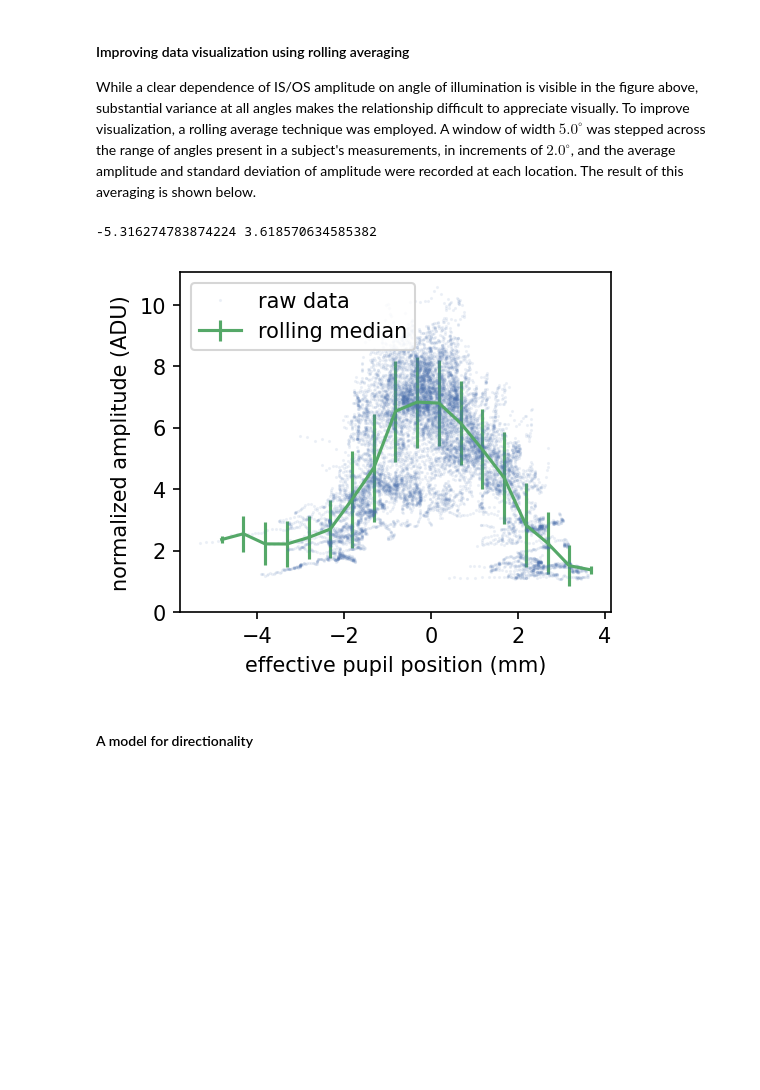
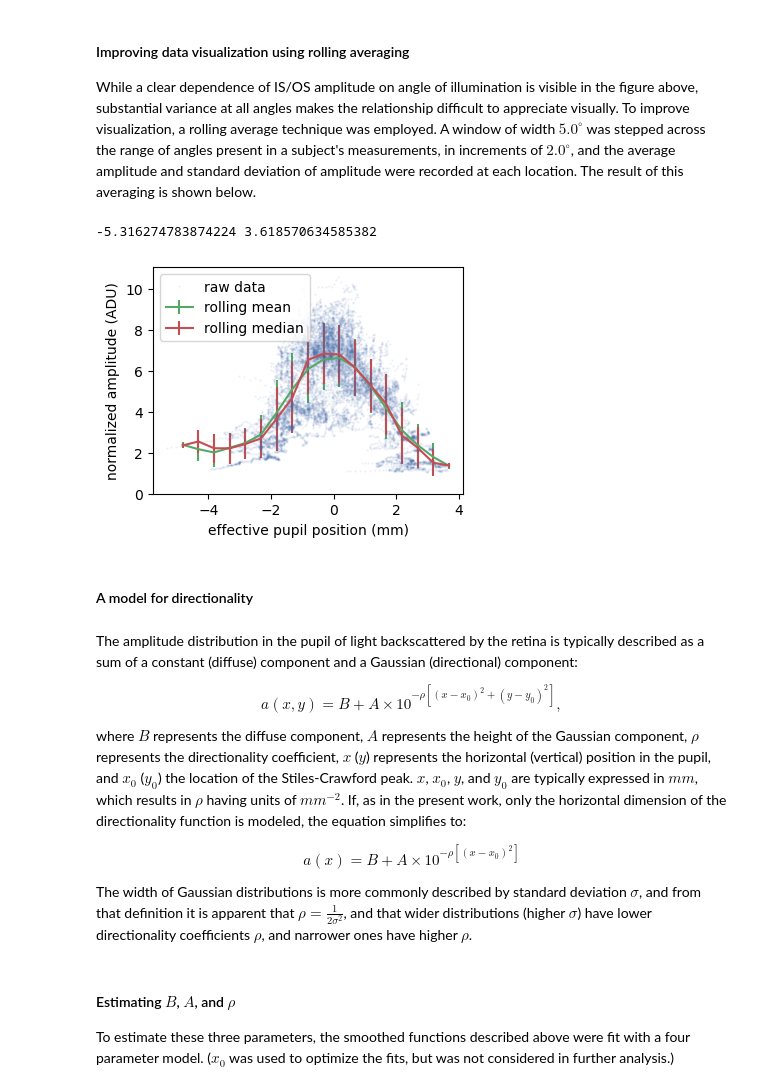
Before and after one commit to rjonnal/dOCT_drusen_example, a Jupyter notebook: dOCT_drusen_example.ipynb, the cells around one changed output. Cells and saved outputs as stored; diff of their text form; code cells hidden in the pictures; blank space fills up the shorter version.

```diff
--- a/dOCT_drusen_example.ipynb
+++ b/dOCT_drusen_example.ipynb
@@ -34,6 +34,8 @@ import numpy as np
 from matplotlib import pyplot as plt
 import os
 plt.style.use('seaborn-deep')
+print_dpi = 300
+screen_dpi = 100
 
 pupil_position = 'p00'
 subject_folder = './data/subject_02/'
@@ -58,7 +60,7 @@ isos_amplitude_fn = os.path.join(subject_folder,'pupil_position_%s_isos_amplitud
 isos_amplitude = np.load(isos_amplitude_fn)
 
 # show the B-scan and resulting IS/OS curve
-plt.figure(figsize=(6,3),dpi=150)
+plt.figure(figsize=figure_size,dpi=screen_dpi)
 plt.imshow(dB,clim=clim,cmap='gray')
 plt.ylim((2000,1300))
 plt.xticks([])
@@ -66,13 +68,15 @@ plt.xticks([])
 plt.colorbar()
 plt.plot(x,isos_location,label='IS/OS location',alpha=0.5)
 plt.legend()
+plt.savefig('figures/amplitude_vs_location.png',dpi=print_dpi)
 
 # plot angle and amplitude as functions of x
-plt.figure(figsize=(3.6,3),dpi=150)
+plt.figure(figsize=figure_size,dpi=screen_dpi)
 plt.plot(x,isos_angle,label='IS/OS angle')
 plt.plot(x,20*np.log10(isos_amplitude),label='IS/OS amplitude (dB)')
 plt.legend()
 plt.xlabel('x location')
+plt.savefig('figures/amplitude_vs_location.png',dpi=print_dpi)
 # %% [output]
 Text(0.5, 0, 'x location')
 [figure]
@@ -95,16 +99,18 @@ $$x = \tan(\theta)\ell$$
 # %%
 nondrusen_aggregate_fn = os.path.join(subject_folder,'directionality_raw_data_nondrusen_centered.npy')
 angle_amplitude = np.load(nondrusen_aggregate_fn)
+# divide the angle by 2 to account for x-z sampling anisotropy
 angle = angle_amplitude[:,0]/2.0
 angle = (angle/180*np.pi)
-x = np.tan(angle)*16.67
-print(x.min(),x.max())
+x_mm = np.tan(angle)*16.67
 amplitude = angle_amplitude[:,1]
 
 
-plt.figure(figsize=(3.7,3),dpi=150)
-plt.plot(x,amplitude,'.',alpha=0.2,markersize=1)
+plt.figure(figsize=figure_size,dpi=screen_dpi)
+plt.plot(x_mm,amplitude,'.',alpha=0.2,markersize=1)
 plt.gca().set_ylim(bottom=0)
+plt.ylabel('normalized amplitude (ADU)')
 plt.xlabel('effective pupil position (mm)')
+plt.savefig('figures/amplitude_vs_angle.png',dpi=print_dpi)
 plt.show()
 # %% [output]
@@ -119,40 +124,57 @@ def rolling_median(pupil_position,amp,window_width=1.0,step_size=0.5,diagnostics
 
     # find the start and end angles
     t_start = np.min(pupil_position)
     t_end = np.max(pupil_position)
     print(t_start,t_end)
     window_centers = []
     amplitude_mean = []
+    amplitude_median = []
     amplitude_std = []
 
     for t in np.arange(t_start,t_end+step_size,step_size):
 
         # find he indices in the angle array where the angle falls in our window
         idx = np.where(np.logical_and(pupil_position>=t,pupil_position<t+window_width))[0]
 
         if len(idx)>0:
             window_centers.append(t+window_width/2.0)
-            amplitude_mean.append(np.median(amp[idx]))
+            amplitude_mean.append(np.mean(amp[idx]))
+            amplitude_median.append(np.median(amp[idx]))
             amplitude_std.append(np.std(amp[idx]))
 
 
 
-    return np.array(window_centers),np.array(amplitude_mean),np.array(amplitude_std)
+    return np.array(window_centers),np.array(amplitude_mean),np.array(amplitude_median),np.array(amplitude_std)
 
-window_centers, amplitude_mean, amplitude_std = rolling_median(x,amplitude)
-plt.figure(figsize=(3.7,3),dpi=150)
+window_centers, amplitude_mean, amplitude_median, amplitude_std = rolling_median(x_mm,amplitude)
+plt.figure(figsize=figure_size,dpi=screen_dpi)
 # plot the raw data with low alpha
-plt.plot(x,amplitude,'.',alpha=0.1,markersize=1,label='raw data')
+plt.plot(x_mm,amplitude,'.',alpha=0.1,markersize=1,label='raw data')
 # plot the average with standard deviation bars
-plt.errorbar(window_centers,amplitude_mean,amplitude_std,label='rolling median')
+plt.errorbar(window_centers,amplitude_mean,amplitude_std,label='rolling mean')
+plt.errorbar(window_centers,amplitude_median,amplitude_std,label='rolling median')
 plt.xlabel('effective pupil position (mm)')
 plt.ylabel('normalized amplitude (ADU)')
 plt.gca().set_ylim(bottom=0)
 plt.legend()
-
+plt.savefig('figures/rolling_median.png',dpi=print_dpi)
 plt.show()
 # %% [output]
 -5.316274783874224 3.618570634585382
-[figure, old version]
+[figure, new version]
 # %% [markdown]
 #### A model for directionality
+# %% [markdown]
+The amplitude distribution in the pupil of light backscattered by the retina is typically described as a sum of a constant (diffuse) component and a Gaussian (directional) component:
+
+$$a(x,y) = B+A\times 10^{-\rho[(x-x_0)^2+(y-y_0)^2]},$$
+
+where $B$ represents the diffuse component, $A$ represents the height of the Gaussian component, $\rho$ represents the directionality coefficient, $x$ ($y$) represents the horizontal (vertical) position in the pupil, and $x_0$ ($y_0$) the location of the Stiles-Crawford peak. $x$, $x_0$, $y$, and $y_0$ are typically expressed in $mm$, which results in $\rho$ having units of $mm^{-2}$. If, as in the present work, only the horizontal dimension of the directionality function is modeled, the equation simplifies to:
+
+$$a(x) = B+A\times 10^{-\rho[(x-x_0)^2]}$$
+
+The width of Gaussian distributions is more commonly described by standard deviation $\sigma$, and from that definition it is apparent that $\rho=\frac{1}{2\sigma^2}$, and that wider distributions (higher $\sigma$) have lower directionality coefficients $\rho$, and narrower ones have higher $\rho$.
+# %% [markdown]
+#### Estimating $B$, $A$, and $\rho$
+
+To estimate these three parameters, the smoothed functions described above were fit with a four parameter model. ($x_0$ was used to optimize the fits, but was not considered in further analysis.)
```
Also changed, not shown: parts of 3 cells of this notebook, 5 other files.
